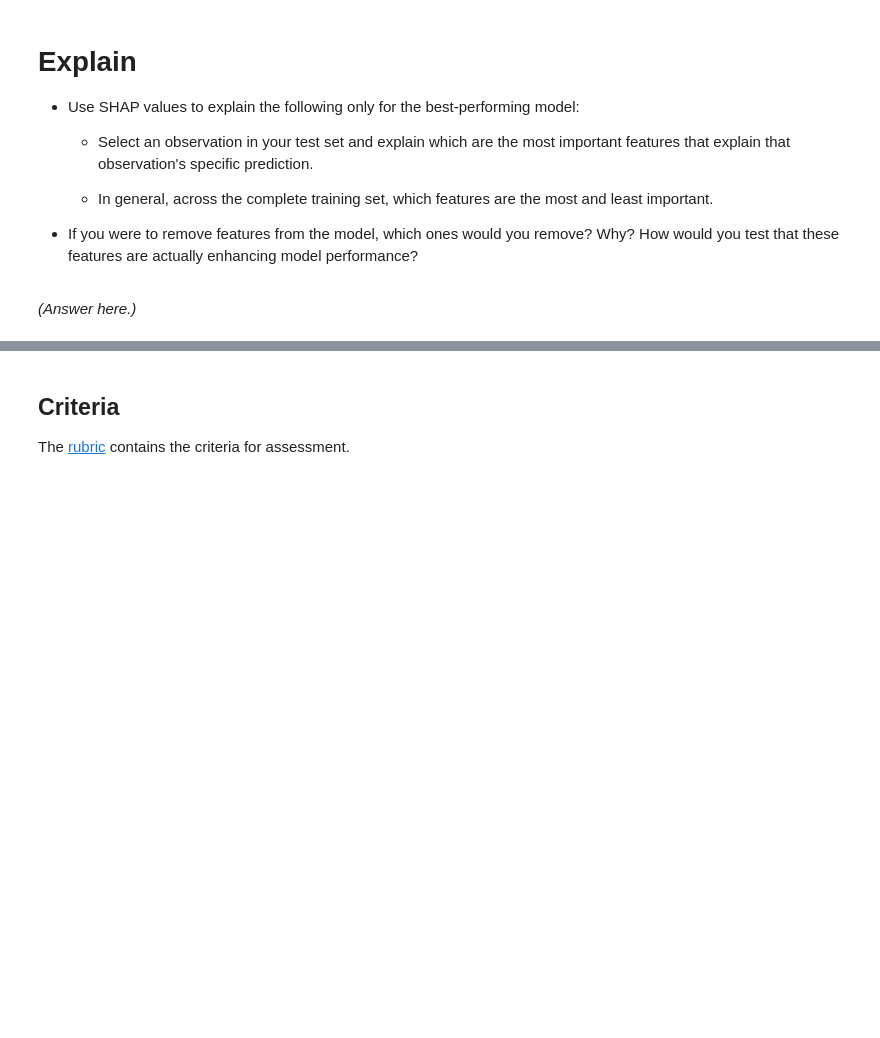
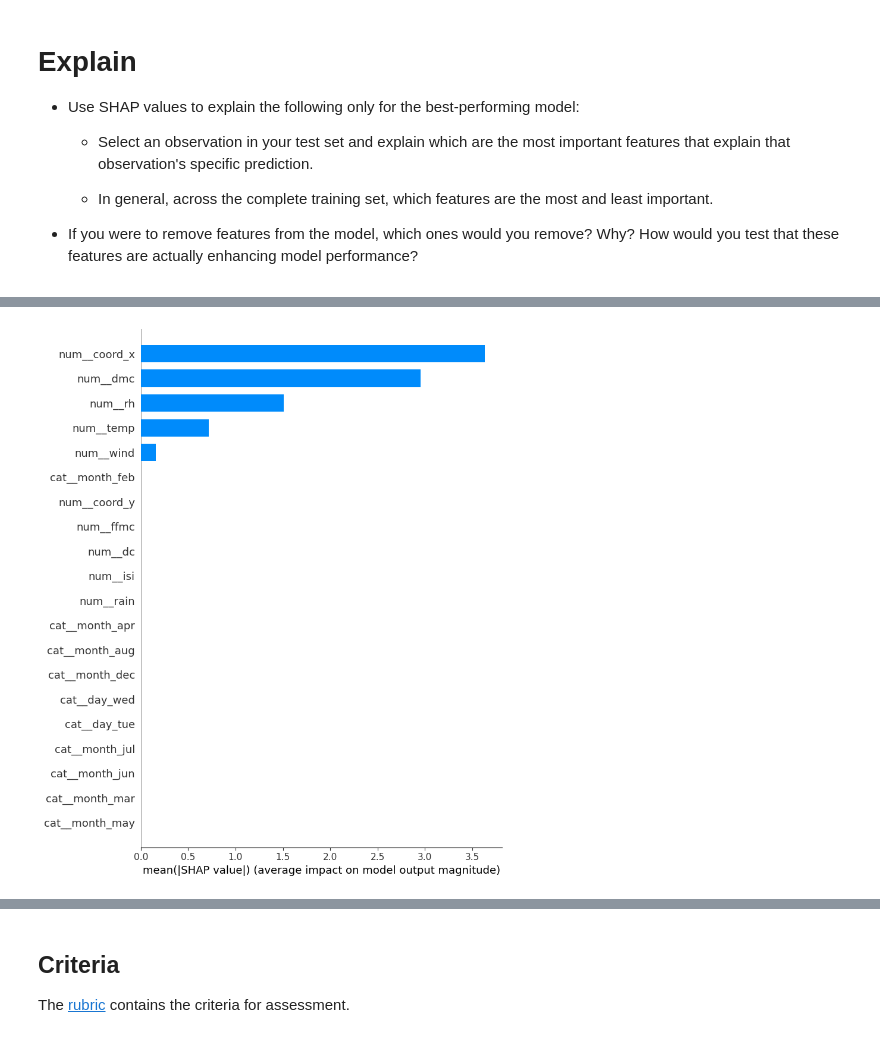
Before and after one commit to Ph-Duncan/production, a Jupyter notebook: 02_activities/assignments/assignment_2.ipynb, the cells around one changed output, grey strips where cells are left out. Cells and saved outputs as stored; diff of their text form; code cells hidden in the pictures; blank space fills up the shorter version.

```diff
--- a/02_activities/assignments/assignment_2.ipynb
+++ b/02_activities/assignments/assignment_2.ipynb
@@ -223,5 +226,9 @@ model_pipeline_b = Pipeline(steps=[
 # %%
 # Pipeline D = preproc2 + advanced model
+model_pipeline_d = Pipeline(steps=[
+    ('preprocessing', preproc2),
+    ('regressor', Lasso())
+])
 # %% [markdown]
 # Tune Hyperparams
 
@@ -232,3 +315,18 @@ model_pipeline_b = Pipeline(steps=[
 # Evaluate
 
 + Which model has the best performance?
+# %%
+# report the best model and its parameters from the search
+best_model_name = cv_results.iloc[0]['pipeline']
+best_model = searches[best_model_name].best_estimator_
+best_params = searches[best_model_name].best_params_
+print(f"Best model: {best_model_name}")
+print(f"Best parameters: {best_params}")
+# Evaluate the best model on the test set
+best_model.fit(X_train, Y_train)
+Y_pred = best_model.predict(X_test)
+from sklearn.metrics import mean_squared_error, mean_absolute_error
+rmse = mean_squared_error(Y_test, Y_pred)
+mae = mean_absolute_error(Y_test, Y_pred)
+print(f"RMSE on test set: {rmse}")
+print(f"MAE on test set: {mae}")
@@ -246,5 +361,35 @@ model_pipeline_b = Pipeline(steps=[
     - In general, across the complete training set, which features are the most and least important.
 
 + If you were to remove features from the model, which ones would you remove? Why? How would you test that these features are actually enhancing model performance?
-# %% [markdown]
-*(Answer here.)*
+# %%
+import shap
+
+# Get fitted preprocessor from the pipeline
+preproc = best_model.named_steps['preprocessing']
+regressor = best_model.named_steps['regressor']
+
+# Transform data
+X_train_t = preproc.transform(X_train)
+X_test_t = preproc.transform(X_test)
+
+# Get feature names
+try:
+    feature_names = preproc.get_feature_names_out()
+except:
+    feature_names = [f'feature_{i}' for i in range(X_train_t.shape[1])]
+
+# Create SHAP explainer for linear model
+explainer = shap.explainers.Linear(
+    model=regressor,
+    masker=X_train_t,
+    feature_names=feature_names
+)
+
+# Get SHAP values for the test data
+shap_values = explainer(X_test_t)
+
+# Select an observation in your test set and explain which are the most important features that explain that observation's specific prediction.
+shap.initjs()
+shap.force_plot(shap_values[0])
+shap.summary_plot(shap_values, feature_names=feature_names, plot_type='bar')
+# %% [output]
@@ -250,0 +397 @@ model_pipeline_b = Pipeline(steps=[
+[figure, added]
```
Also changed, not shown: parts of 11 cells of this notebook, 4 other files.
